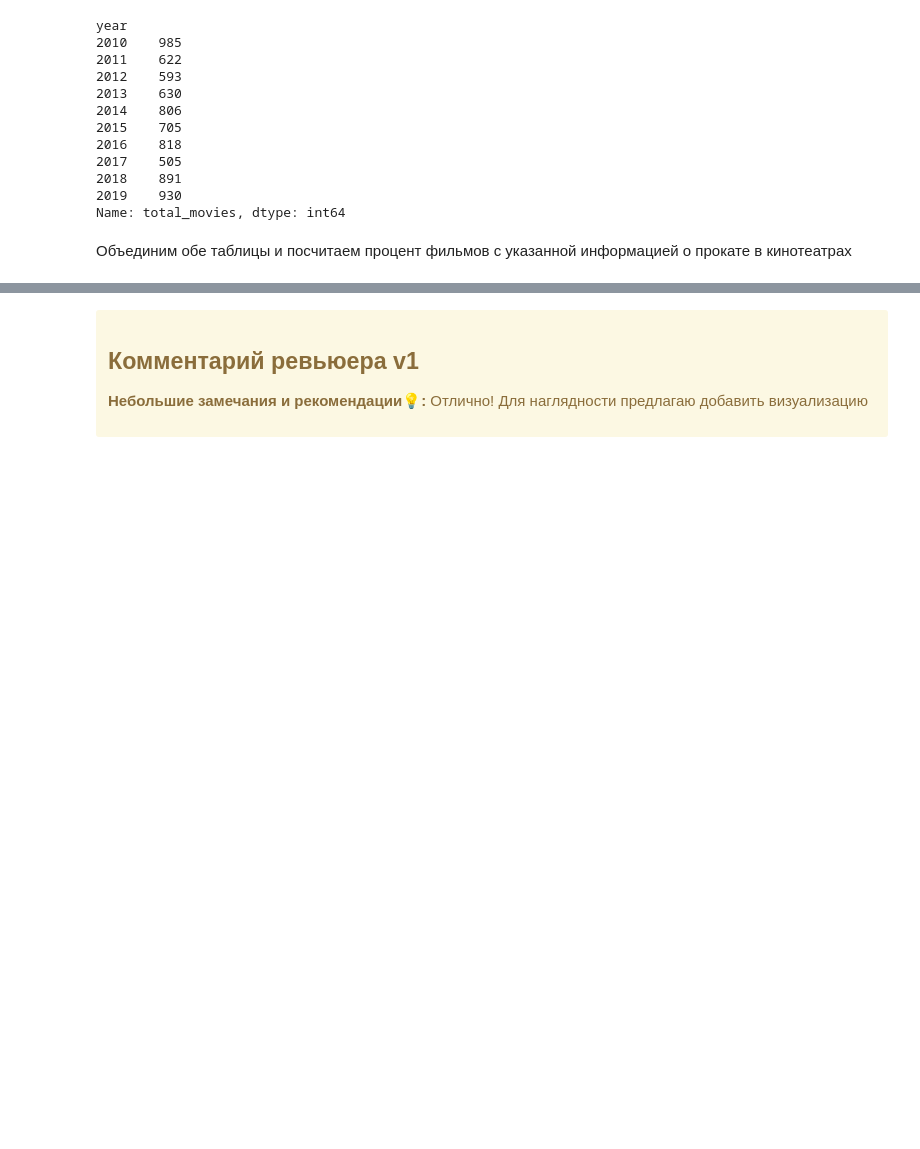
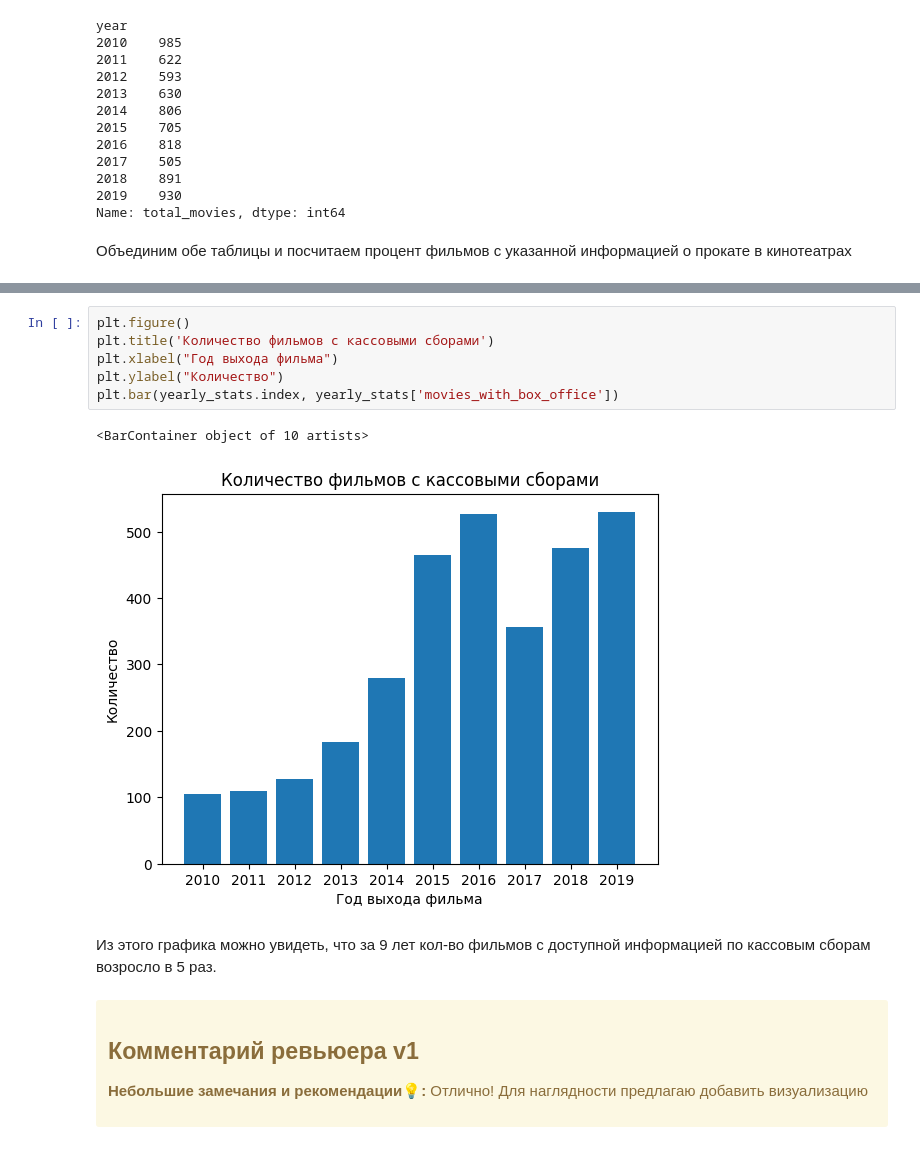
Before and after one commit to antonkazachenko/ds_projects, a Jupyter notebook: 4-films/project_ru.ipynb, the cells around one changed output, grey strips where cells are left out. Drawn from its saved outputs; the diff is of its cells as text; blank space fills up the shorter version.

```diff
--- a/4-films/project_ru.ipynb
+++ b/4-films/project_ru.ipynb
@@ -482,3 +573,14 @@ display(yearly_stats)
+# %%
+plt.figure()
+plt.title('Количество фильмов с кассовыми сборами')
+plt.xlabel("Год выхода фильма")
+plt.ylabel("Количество")
+plt.bar(yearly_stats.index, yearly_stats['movies_with_box_office'])
+# %% [output]
+<BarContainer object of 10 artists>
+[figure, added]
+# %% [markdown]
+Из этого графика можно увидеть, что за 9 лет кол-во фильмов с доступной информацией по кассовым сборам возросло в 5 раз.
 # %% [markdown]
 <div class="alert alert-warning">
     <h2> Комментарий ревьюера v1 <a class="tocSkip"> </h2>
```
Also changed, not shown: parts of 48 cells of this notebook.
